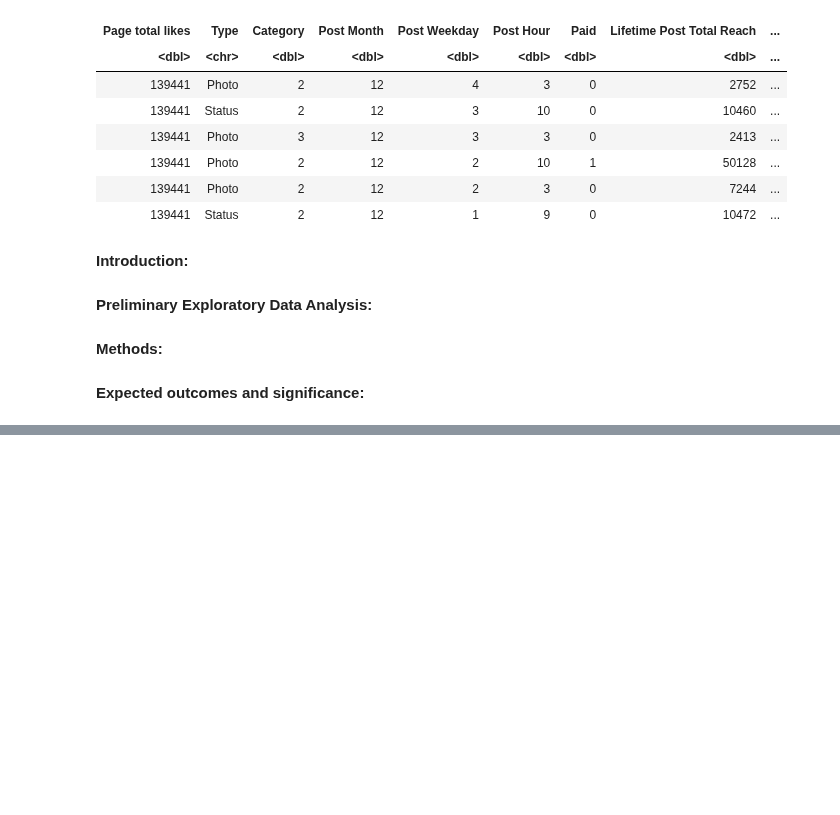
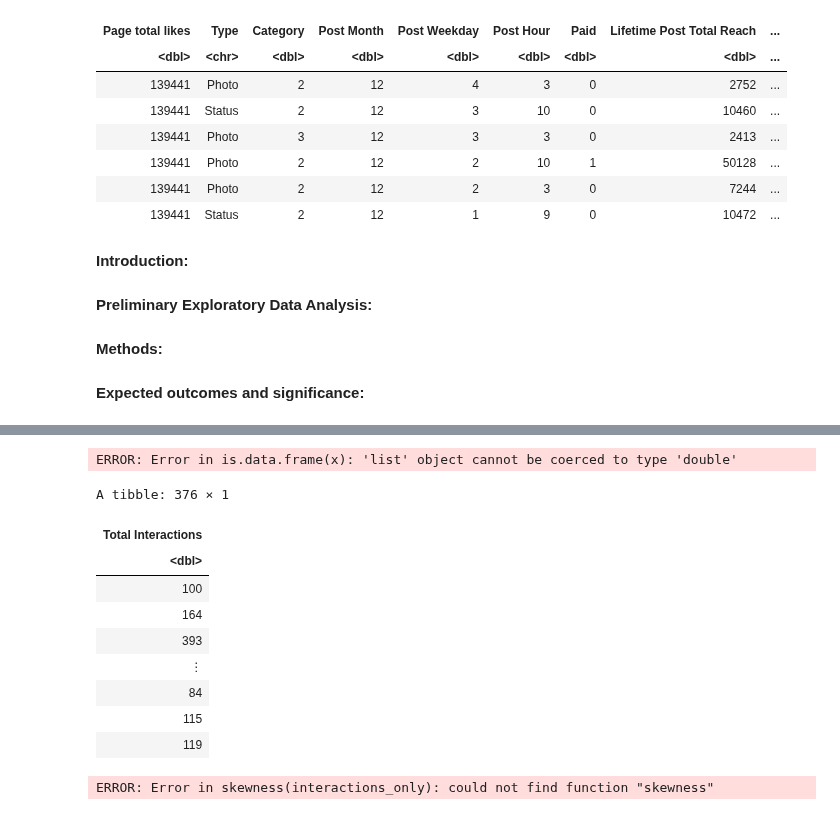
Before and after one commit to amellios/data_science_woohoo, a Jupyter notebook: OwO.ipynb, the cells around one changed output, grey strips where cells are left out. Saved outputs shown, nothing was run; the diff lists cells and outputs as text; code cells hidden in the pictures; blank space fills up the shorter version.

```diff
--- a/OwO.ipynb
+++ b/OwO.ipynb
@@ -126 +126,21 @@ A tibble: 6 × 5
+# %%
+sd(facebook_train_filter)
+# %% [output]
+ERROR: Error in is.data.frame(x): 'list' object cannot be coerced to type 'double'
+# %%
+interactions_only  <- select(facebook_train_filter, `Total Interactions`)
+interactions_only
+devation <- skewness(interactions_only)
+# %% [output]
+A tibble: 376 × 1
+| Total Interactions |
+| <dbl> |
+| 100 |
+| 164 |
+| 393 |
+| ⋮ |
+| 84 |
+| 115 |
+| 119 |
+ERROR: Error in skewness(interactions_only): could not find function "skewness"
 # %%
```
Also changed, not shown: parts of 4 cells of this notebook.
